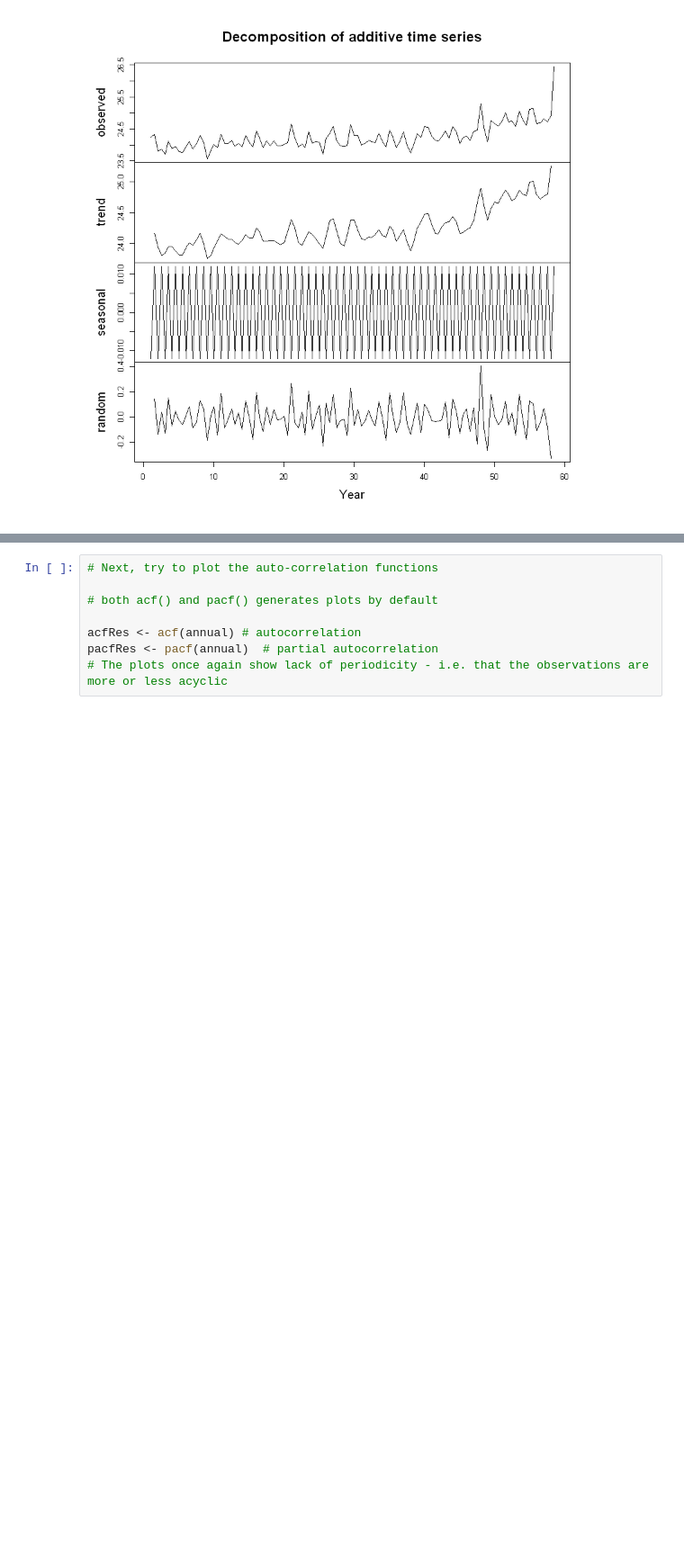
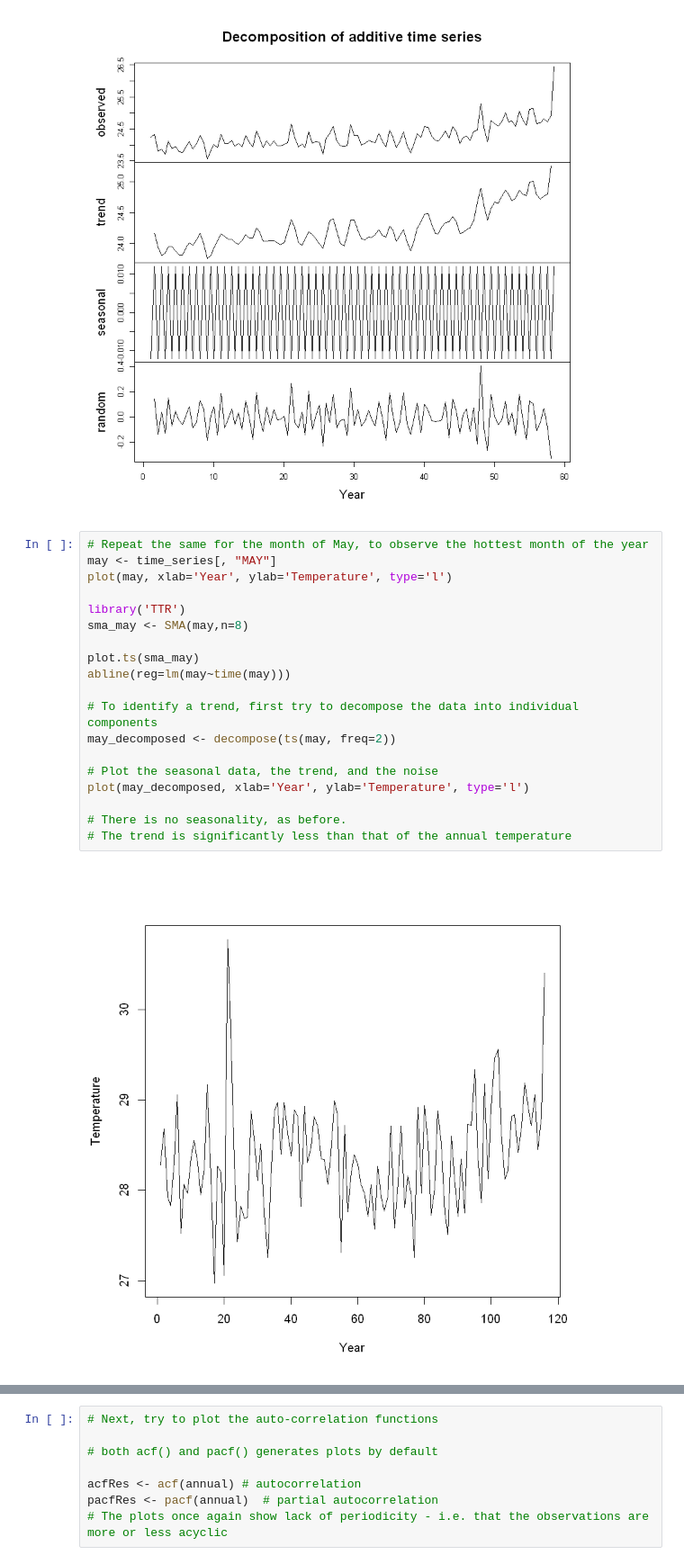
Before and after one commit to prashravoor/fds-notebooks, a Jupyter notebook: r/R_TimeSeriesAnalysis.ipynb, the cells around one changed output, grey strips where cells are left out. Shown at 90% size. Cells and saved outputs as stored; diff of their text form; blank space fills up the shorter version.

```diff
--- a/r/R_TimeSeriesAnalysis.ipynb
+++ b/r/R_TimeSeriesAnalysis.ipynb
@@ -150,3 +151,24 @@ plot(annual_decomposed, xlab='Year', ylab='Temperature', type='l')
 # %% [output]
 The type of the series is ' additive '
 [figure]
+# %%
+# Repeat the same for the month of May, to observe the hottest month of the year
+may <- time_series[, "MAY"]
+plot(may, xlab='Year', ylab='Temperature', type='l')
+
+library('TTR')
+sma_may <- SMA(may,n=8)
+
+plot.ts(sma_may)
+abline(reg=lm(may~time(may)))
+
+# To identify a trend, first try to decompose the data into individual components
+may_decomposed <- decompose(ts(may, freq=2))
+
+# Plot the seasonal data, the trend, and the noise
+plot(may_decomposed, xlab='Year', ylab='Temperature', type='l')
+
+# There is no seasonality, as before.
+# The trend is significantly less than that of the annual temperature
+# %% [output]
+[figure, added]
```
Also changed, not shown: parts of 8 cells of this notebook.
